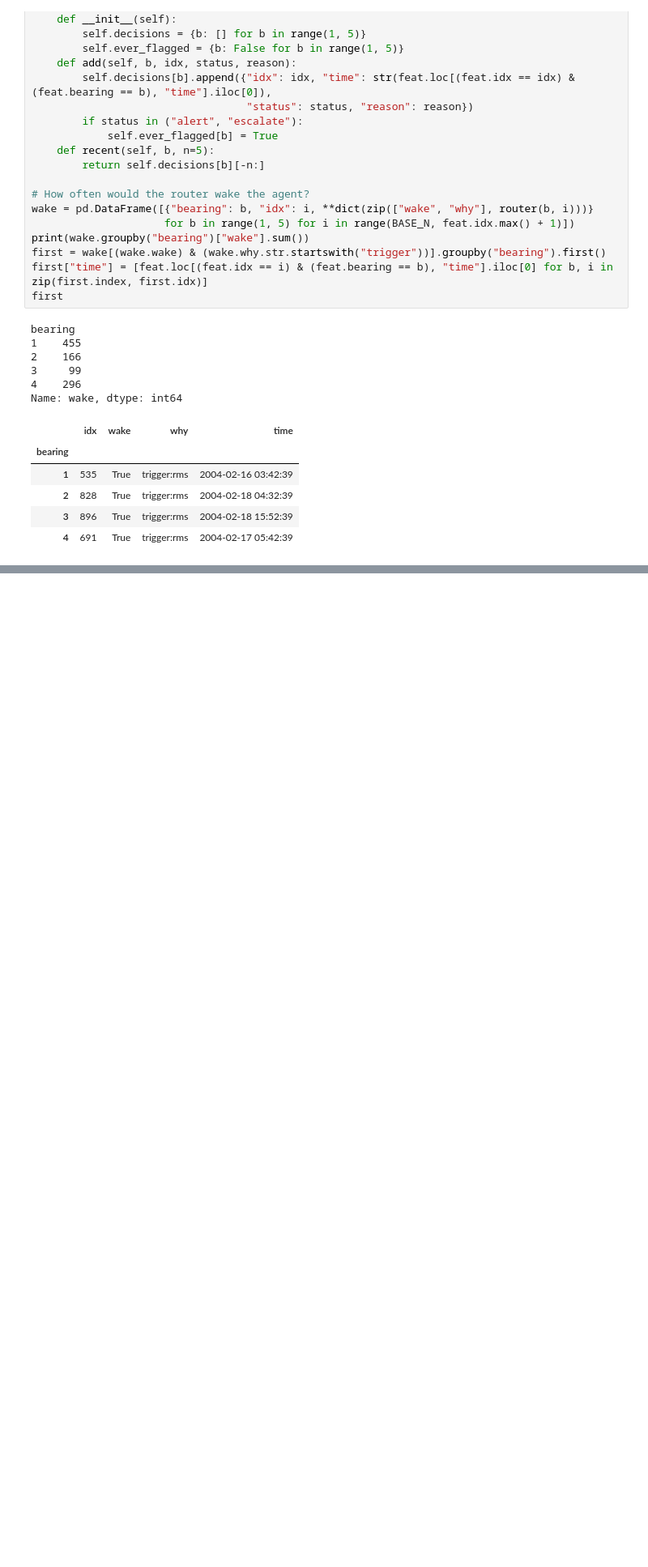
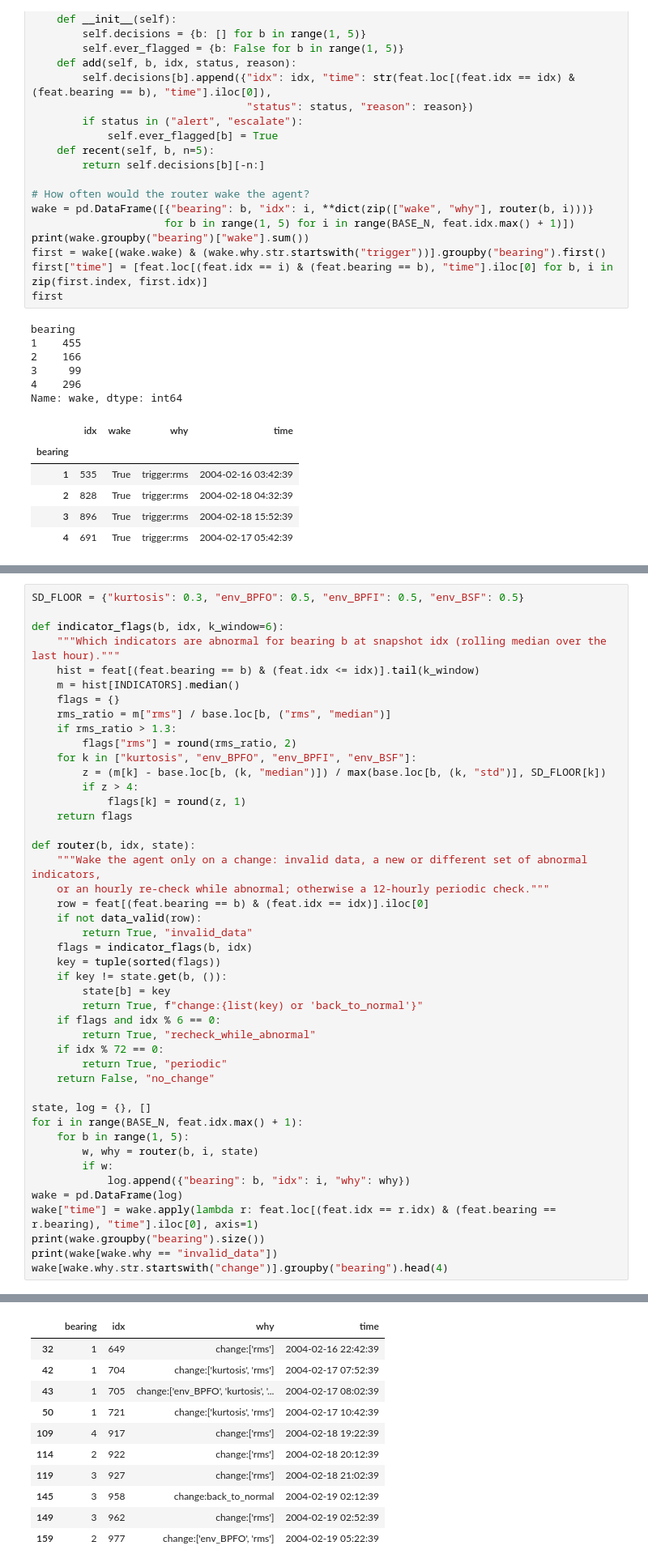
Before and after one commit to MinKhaungMinLwin/bearing-monitoring-agent, a Jupyter notebook: agentic_system.ipynb, the cells around one changed output, grey strips where cells are left out. Shown at 81% size. Drawn from its saved outputs; the diff is of its cells as text; blank space fills up the shorter version.

Commit message:
feat: replace the router ratio threshold

```diff
--- a/agentic_system.ipynb
+++ b/agentic_system.ipynb
@@ -164,0 +167,46 @@ Name: wake, dtype: int64
+# %%
+SD_FLOOR = {"kurtosis": 0.3, "env_BPFO": 0.5, "env_BPFI": 0.5, "env_BSF": 0.5}
+
+def indicator_flags(b, idx, k_window=6):
+    """Which indicators are abnormal for bearing b at snapshot idx (rolling median over the last hour)."""
+    hist = feat[(feat.bearing == b) & (feat.idx <= idx)].tail(k_window)
+    m = hist[INDICATORS].median()
+    flags = {}
+    rms_ratio = m["rms"] / base.loc[b, ("rms", "median")]
+    if rms_ratio > 1.3:
+        flags["rms"] = round(rms_ratio, 2)
+    for k in ["kurtosis", "env_BPFO", "env_BPFI", "env_BSF"]:
+        z = (m[k] - base.loc[b, (k, "median")]) / max(base.loc[b, (k, "std")], SD_FLOOR[k])
+        if z > 4:
+            flags[k] = round(z, 1)
+    return flags
+
+def router(b, idx, state):
+    """Wake the agent only on a change: invalid data, a new or different set of abnormal indicators,
+    or an hourly re-check while abnormal; otherwise a 12-hourly periodic check."""
+    row = feat[(feat.bearing == b) & (feat.idx == idx)].iloc[0]
+    if not data_valid(row):
+        return True, "invalid_data"
+    flags = indicator_flags(b, idx)
+    key = tuple(sorted(flags))
+    if key != state.get(b, ()):
+        state[b] = key
+        return True, f"change:{list(key) or 'back_to_normal'}"
+    if flags and idx % 6 == 0:
+        return True, "recheck_while_abnormal"
+    if idx % 72 == 0:
+        return True, "periodic"
+    return False, "no_change"
+
+state, log = {}, []
+for i in range(BASE_N, feat.idx.max() + 1):
+    for b in range(1, 5):
+        w, why = router(b, i, state)
+        if w:
+            log.append({"bearing": b, "idx": i, "why": why})
+wake = pd.DataFrame(log)
+wake["time"] = wake.apply(lambda r: feat.loc[(feat.idx == r.idx) & (feat.bearing == r.bearing), "time"].iloc[0], axis=1)
+print(wake.groupby("bearing").size())
+print(wake[wake.why == "invalid_data"])
+wake[wake.why.str.startswith("change")].groupby("bearing").head(4)
+# %% [output]
@@ -164,0 +228,11 @@ Name: wake, dtype: int64
+|  | bearing | idx | why | time |
+| 32 | 1 | 649 | change:['rms'] | 2004-02-16 22:42:39 |
+| 42 | 1 | 704 | change:['kurtosis', 'rms'] | 2004-02-17 07:52:39 |
+| 43 | 1 | 705 | change:['env_BPFO', 'kurtosis', '... | 2004-02-17 08:02:39 |
+| 50 | 1 | 721 | change:['kurtosis', 'rms'] | 2004-02-17 10:42:39 |
+| 109 | 4 | 917 | change:['rms'] | 2004-02-18 19:22:39 |
+| 114 | 2 | 922 | change:['rms'] | 2004-02-18 20:12:39 |
+| 119 | 3 | 927 | change:['rms'] | 2004-02-18 21:02:39 |
+| 145 | 3 | 958 | change:back_to_normal | 2004-02-19 02:12:39 |
+| 149 | 3 | 962 | change:['rms'] | 2004-02-19 02:52:39 |
+| 159 | 2 | 977 | change:['env_BPFO', 'rms'] | 2004-02-19 05:22:39 |
```
Also changed, not shown: parts of 2 cells of this notebook.
